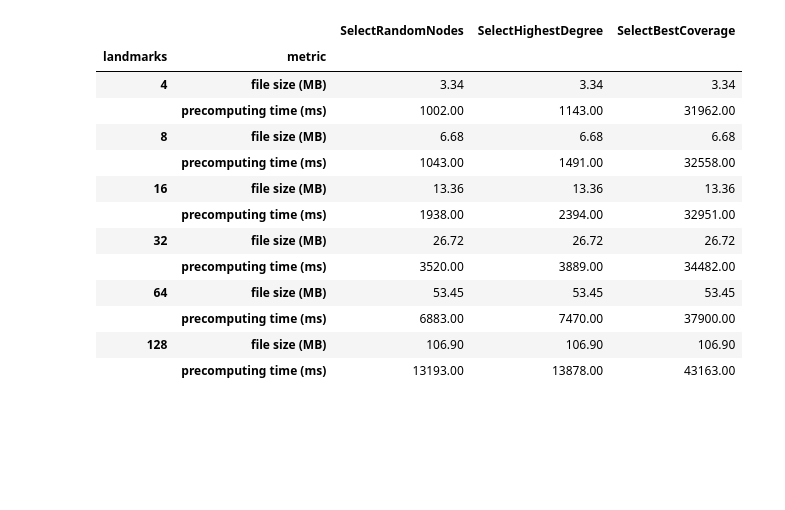
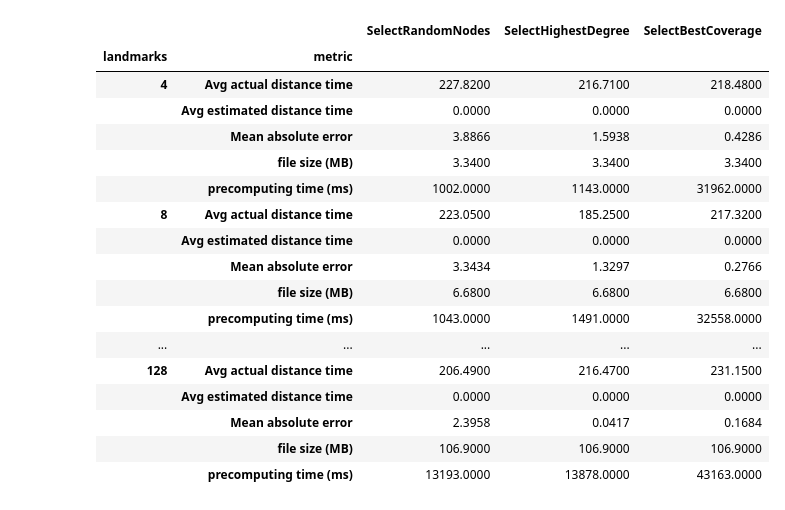
Before and after one commit to answerIII/Graph_Theory_LeetCode25, a Jupyter notebook: src/visualization/B.ipynb, the cells around one changed output. Saved outputs shown, nothing was run; the diff lists cells and outputs as text; code cells hidden in the pictures; blank space fills up the shorter version.

```diff
--- a/src/visualization/B.ipynb
+++ b/src/visualization/B.ipynb
@@ -25,12 +25,12 @@ for line in lines:
     elif current_algorithm and current_landmarks:
         if line.startswith('precomputing time:'):
             results[(current_landmarks, 'precomputing time (ms)')][current_algorithm] = int(re.search(r'\d+', line).group())
-        elif line.startswith('Avg estimated dist:'):
-            results[(current_landmarks, 'Avg estimated dist')][current_algorithm] = float(re.search(r'\d+\.\d+', line).group())
-        elif line.startswith('Avg relative error:'):
-            results[(current_landmarks, 'Avg relative error')][current_algorithm] = float(re.search(r'\d+\.\d+', line).group())
-        elif line.startswith('Avg time algorithm:'):
-            results[(current_landmarks, 'Avg time algorithm (ms)')][current_algorithm] = float(re.search(r'\d+\.\d+', line).group())
+        elif line.startswith('Avg actual distance time:'):
+            results[(current_landmarks, 'Avg actual distance time')][current_algorithm] = float(re.search(r'\d+\.\d+', line).group())
+        elif line.startswith('Mean absolute error:'):
+            results[(current_landmarks, 'Mean absolute error')][current_algorithm] = float(re.search(r'\d+\.\d+', line).group())
+        elif line.startswith('Avg estimated distance time:'):
+            results[(current_landmarks, 'Avg estimated distance time')][current_algorithm] = float(re.search(r'\d+\.\d+', line).group())
         elif line.startswith('file size:'):
             results[(current_landmarks, 'file size (MB)')][current_algorithm] = float(re.search(r'\d+\.\d+', line).group())
 
@@ -81,12 +85,12 @@ for line in lines:
     elif current_algorithm and current_landmarks:
         if line.startswith('precomputing time:'):
             results[(current_landmarks, 'precomputing time (ms)')][current_algorithm] = int(re.search(r'\d+', line).group())
-        elif line.startswith('Avg estimated dist:'):
-            results[(current_landmarks, 'Avg estimated dist')][current_algorithm] = float(re.search(r'\d+\.\d+', line).group())
-        elif line.startswith('Avg relative error:'):
-            results[(current_landmarks, 'Avg relative error')][current_algorithm] = float(re.search(r'\d+\.\d+', line).group())
-        elif line.startswith('Avg time algorithm:'):
-            results[(current_landmarks, 'Avg time algorithm (ms)')][current_algorithm] = float(re.search(r'\d+\.\d+', line).group())
+        elif line.startswith('Avg actual distance time:'):
+            results[(current_landmarks, 'Avg actual distance time')][current_algorithm] = float(re.search(r'\d+\.\d+', line).group())
+        elif line.startswith('Mean absolute error:'):
+            results[(current_landmarks, 'Mean absolute error')][current_algorithm] = float(re.search(r'\d+\.\d+', line).group())
+        elif line.startswith('Avg estimated distance time:'):
+            results[(current_landmarks, 'Avg estimated distance time')][current_algorithm] = float(re.search(r'\d+\.\d+', line).group())
         elif line.startswith('file size:'):
             results[(current_landmarks, 'file size (MB)')][current_algorithm] = float(re.search(r'\d+\.\d+', line).group())
 
@@ -121,51 +129,55 @@ with open(filepath, 'r') as f:
     lines = f.readlines()
 
 results = defaultdict(dict)
 
 current_algorithm = None
 current_landmarks = None
 
 for line in lines:
     line = line.strip()
 
     if line.startswith('graph_theory/graph/landmarkAlgo'):
         current_algorithm = line.split('.')[-1]
 
     elif line.startswith('landmarks:'):
         current_landmarks = int(re.search(r'\d+', line).group())
 
     elif current_algorithm and current_landmarks:
         if line.startswith('precomputing time:'):
             results[(current_landmarks, 'precomputing time (ms)')][current_algorithm] = int(re.search(r'\d+', line).group())
-        elif line.startswith('Avg estimated dist:'):
-            results[(current_landmarks, 'Avg estimated dist')][current_algorithm] = float(re.search(r'\d+\.\d+', line).group())
-        elif line.startswith('Avg relative error:'):
-            results[(current_landmarks, 'Avg relative error')][current_algorithm] = float(re.search(r'\d+\.\d+', line).group())
-        elif line.startswith('Avg time algorithm:'):
-            results[(current_landmarks, 'Avg time algorithm (ms)')][current_algorithm] = float(re.search(r'\d+\.\d+', line).group())
+        elif line.startswith('Avg actual distance time:'):
+            results[(current_landmarks, 'Avg actual distance time')][current_algorithm] = float(re.search(r'\d+\.\d+', line).group())
+        elif line.startswith('Mean absolute error:'):
+            results[(current_landmarks, 'Mean absolute error')][current_algorithm] = float(re.search(r'\d+\.\d+', line).group())
+        elif line.startswith('Avg estimated distance time:'):
+            results[(current_landmarks, 'Avg estimated distance time')][current_algorithm] = float(re.search(r'\d+\.\d+', line).group())
         elif line.startswith('file size:'):
             results[(current_landmarks, 'file size (MB)')][current_algorithm] = float(re.search(r'\d+\.\d+', line).group())
 
 df = pd.DataFrame(results).T
 df.index.names = ['landmarks', 'metric']
 df = df.sort_index()
 
 df
 # %% [output]
 |  |  | SelectRandomNodes | SelectHighestDegree | SelectBestCoverage |
 | landmarks | metric |  |  |  |
-| 4 | file size (MB) | 3.34 | 3.34 | 3.34 |
-|  | precomputing time (ms) | 1002.00 | 1143.00 | 31962.00 |
-| 8 | file size (MB) | 6.68 | 6.68 | 6.68 |
-|  | precomputing time (ms) | 1043.00 | 1491.00 | 32558.00 |
-| 16 | file size (MB) | 13.36 | 13.36 | 13.36 |
-|  | precomputing time (ms) | 1938.00 | 2394.00 | 32951.00 |
-| 32 | file size (MB) | 26.72 | 26.72 | 26.72 |
-|  | precomputing time (ms) | 3520.00 | 3889.00 | 34482.00 |
-| 64 | file size (MB) | 53.45 | 53.45 | 53.45 |
-|  | precomputing time (ms) | 6883.00 | 7470.00 | 37900.00 |
-| 128 | file size (MB) | 106.90 | 106.90 | 106.90 |
-|  | precomputing time (ms) | 13193.00 | 13878.00 | 43163.00 |
+| 4 | Avg actual distance time | 227.8200 | 216.7100 | 218.4800 |
+|  | Avg estimated distance time | 0.0000 | 0.0000 | 0.0000 |
+|  | Mean absolute error | 3.8866 | 1.5938 | 0.4286 |
+|  | file size (MB) | 3.3400 | 3.3400 | 3.3400 |
+|  | precomputing time (ms) | 1002.0000 | 1143.0000 | 31962.0000 |
+| 8 | Avg actual distance time | 223.0500 | 185.2500 | 217.3200 |
+|  | Avg estimated distance time | 0.0000 | 0.0000 | 0.0000 |
+|  | Mean absolute error | 3.3434 | 1.3297 | 0.2766 |
+|  | file size (MB) | 6.6800 | 6.6800 | 6.6800 |
+|  | precomputing time (ms) | 1043.0000 | 1491.0000 | 32558.0000 |
+| ... | ... | ... | ... | ... |
+| 128 | Avg actual distance time | 206.4900 | 216.4700 | 231.1500 |
+|  | Avg estimated distance time | 0.0000 | 0.0000 | 0.0000 |
+|  | Mean absolute error | 2.3958 | 0.0417 | 0.1684 |
+|  | file size (MB) | 106.9000 | 106.9000 | 106.9000 |
+|  | precomputing time (ms) | 13193.0000 | 13878.0000 | 43163.0000 |
 # %%
 import pandas as pd
 import re
```
Also changed, not shown: parts of 5 cells of this notebook, 2 other files.
